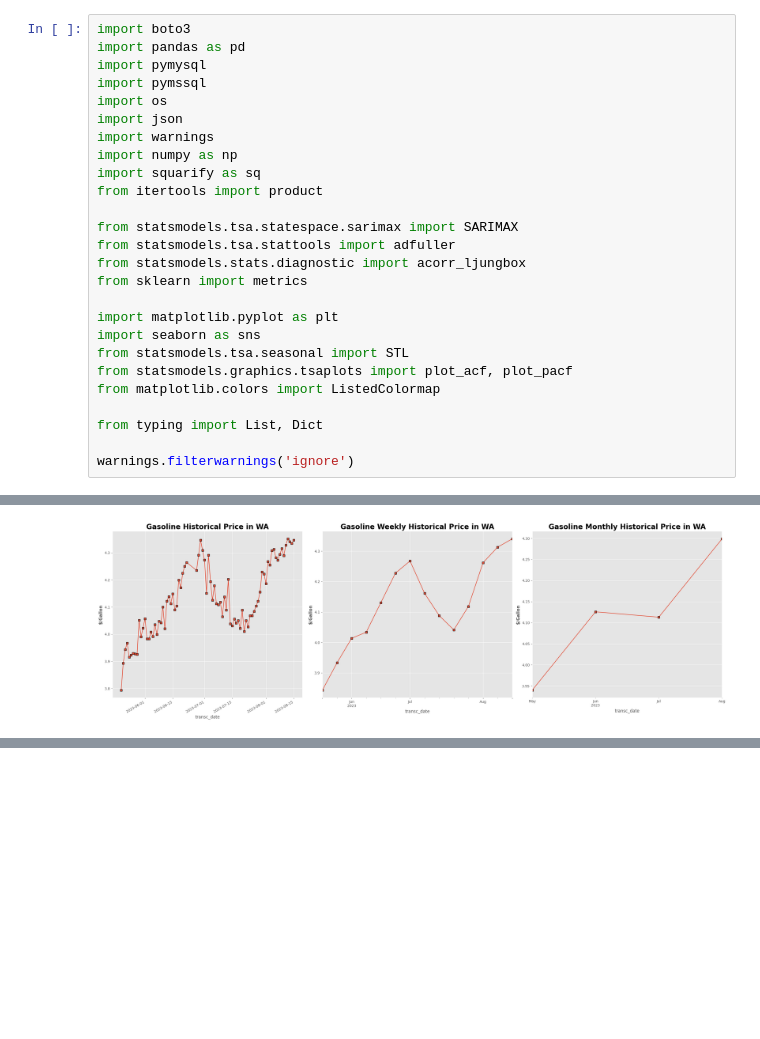
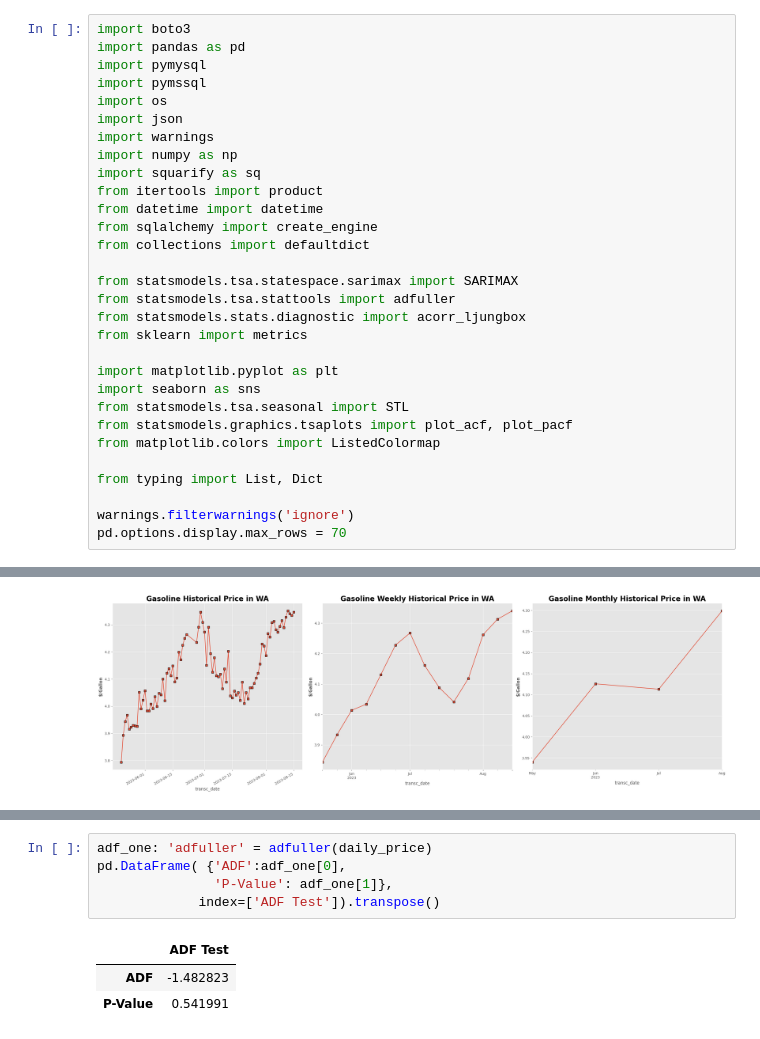
Before and after one commit to OdinProjectI/GasolinePricesAnalysis, a Jupyter notebook: ODINProjectGasolinePricesAnalysis.ipynb, the cells around one changed output, grey strips where cells are left out. Saved outputs shown, nothing was run; the diff lists cells and outputs as text; blank space fills up the shorter version.

```diff
--- a/ODINProjectGasolinePricesAnalysis.ipynb
+++ b/ODINProjectGasolinePricesAnalysis.ipynb
@@ -11,6 +11,9 @@ import warnings
 import numpy as np
 import squarify as sq
 from itertools import product
+from datetime import datetime
+from sqlalchemy import create_engine
+from collections import defaultdict
 
 from statsmodels.tsa.statespace.sarimax import SARIMAX
 from statsmodels.tsa.stattools import adfuller
@@ -26,6 +29,7 @@ from matplotlib.colors import ListedColormap
 from typing import List, Dict
 
 warnings.filterwarnings('ignore')
+pd.options.display.max_rows = 70
 # %% [markdown]
 ## **Project Resources**
 # %%
@@ -291,0 +351,9 @@ plt.tight_layout()
+# %%
+adf_one: 'adfuller' = adfuller(daily_price)
+pd.DataFrame( {'ADF':adf_one[0],
+               'P-Value': adf_one[1]},
+             index=['ADF Test']).transpose()
+# %% [output]
+|  | ADF Test |
+| ADF | -1.482823 |
+| P-Value | 0.541991 |
```
Also changed, not shown: parts of 12 cells of this notebook.
